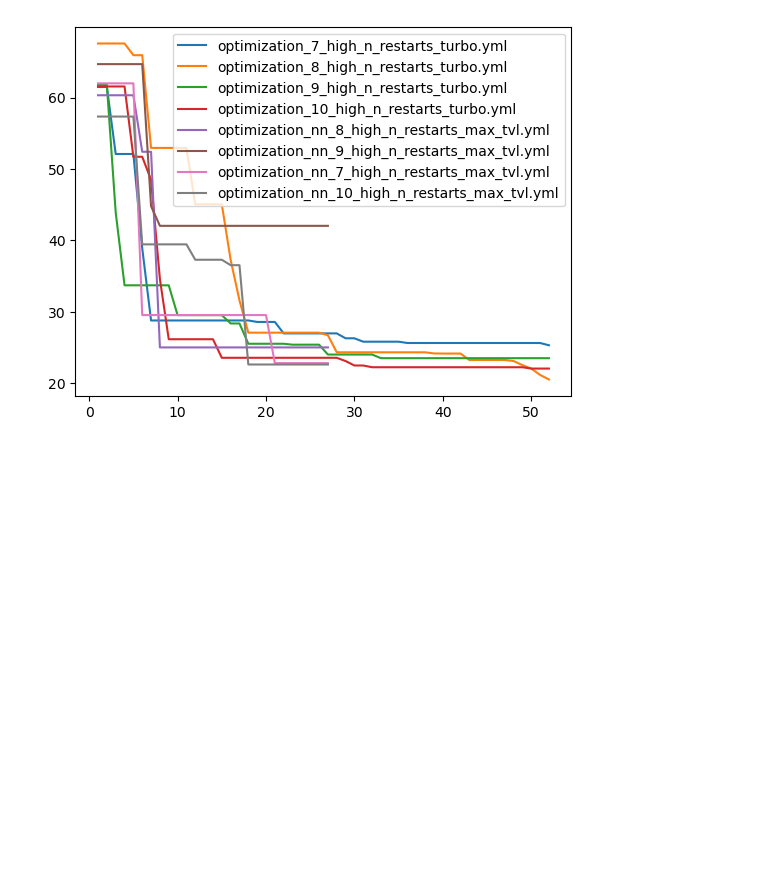
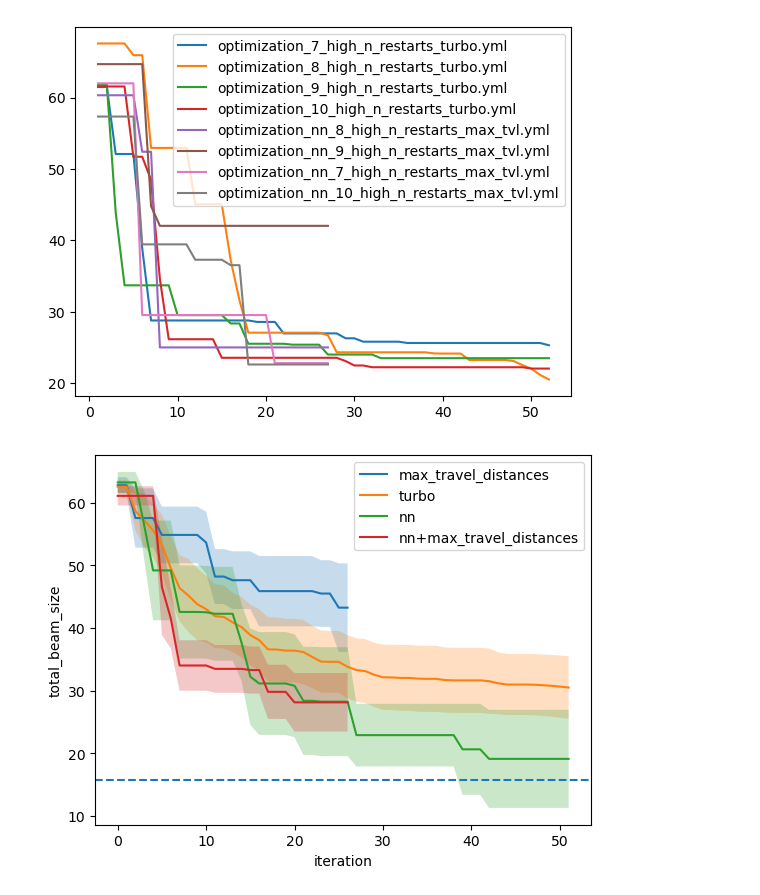
Before and after one commit to jp-ga/awa-badger, a Jupyter notebook: analysis/nn_prior/optimization_comparison.ipynb, the cells around one changed output. Drawn from its saved outputs; the diff is of its cells as text; code cells hidden in the pictures; blank space fills up the shorter version.

Commit message:
add optimization comparison

```diff
--- a/analysis/nn_prior/optimization_comparison.ipynb
+++ b/analysis/nn_prior/optimization_comparison.ipynb
@@ -57,3 +57,79 @@ for i, ele in enumerate(dfs):
     ele_with_min.plot(y=["total_rms_size_min"],ax=ax,label=[f_names[i]])
 # %% [output]
 [figure]
+# %%
+import numpy as np
+def get_mean_performance(f_names):
+    dfs = []
+    for name in f_names:
+        with open(folder + name, "r") as file:
+            f = yaml.safe_load(file)
+            df = pd.DataFrame(f["data"])
+            df.index = df.index.astype("int")
+            df = df.sort_index()
+
+            # add minimum
+            df = add_minimum(df, "total_rms_size")
+
+            dfs += [df]
+
+    _performance = pd.concat([ele["total_rms_size_min"] for ele in dfs], axis=1)
+    performance = pd.concat([
+        _performance.mean(axis=1),
+        _performance.std(axis=1) / np.sqrt(
+            len(f_names) - _performance.isna().sum(axis=1)
+        )
+    ],axis=1, names=["mean","std"])
+    performance.columns = ["mean","std"]
+    return performance
+
+nn_performance = get_mean_performance([
+    "optimization_nn_3_high_n_restarts.yml",
+    "optimization_nn_4_high_n_restarts.yml",
+    "optimization_nn_5_high_n_restarts.yml",
+    "optimization_nn_6_high_n_restarts.yml",
+    "optimization_nn_7_high_n_restarts.yml",
+]).to_numpy()
+
+nn_max_travel_performance = get_mean_performance([
+    "optimization_nn_8_high_n_restarts_max_tvl.yml",
+    "optimization_nn_9_high_n_restarts_max_tvl.yml",
+    "optimization_nn_7_high_n_restarts_max_tvl.yml",
+    "optimization_nn_10_high_n_restarts_max_tvl.yml",
+]).to_numpy()
+
+turbo_performance = get_mean_performance([
+    "optimization_5_high_n_restarts_turbo.yml",
+    "optimization_4_high_n_restarts_turbo.yml",
+    "optimization_6_high_n_restarts_turbo.yml",
+    "optimization_7_high_n_restarts_turbo.yml",
+    "optimization_8_high_n_restarts_turbo.yml",
+    "optimization_9_high_n_restarts_turbo.yml",
+    "optimization_10_high_n_restarts_turbo.yml",
+]).to_numpy()
+
+vanilla_performance = get_mean_performance([
+    "optimization_8_high_n_restarts_max_tvl.yml",
+    "optimization_6_high_n_restarts_max_tvl.yml",
+    "optimization_7_high_n_restarts_max_tvl.yml",
+    "optimization_10_high_n_restarts_max_tvl.yml",
+]).to_numpy()
+
+fig,ax = plt.subplots()
+
+results = [vanilla_performance, turbo_performance, nn_performance, nn_max_travel_performance]
+labels = ["max_travel_distances", "turbo","nn", "nn+max_travel_distances"]
+for ele, label in zip(results, labels):
+    ax.plot(ele[:,0], label=label)
+    ax.fill_between(np.arange(len(ele)),
+        ele[:,0] - ele[:,1],
+        ele[:,0] + ele[:,1],alpha=0.25
+    )
+
+ax.set_xlabel("iteration")
+ax.set_ylabel("total_beam_size")
+ax.axhline(15.790469, ls="--")
+ax.legend()
+fig.savefig("awa_nn_prior_results.png", dpi=300)
+# %% [output]
+[figure, added]
```
Also changed, not shown: 1 other file.
